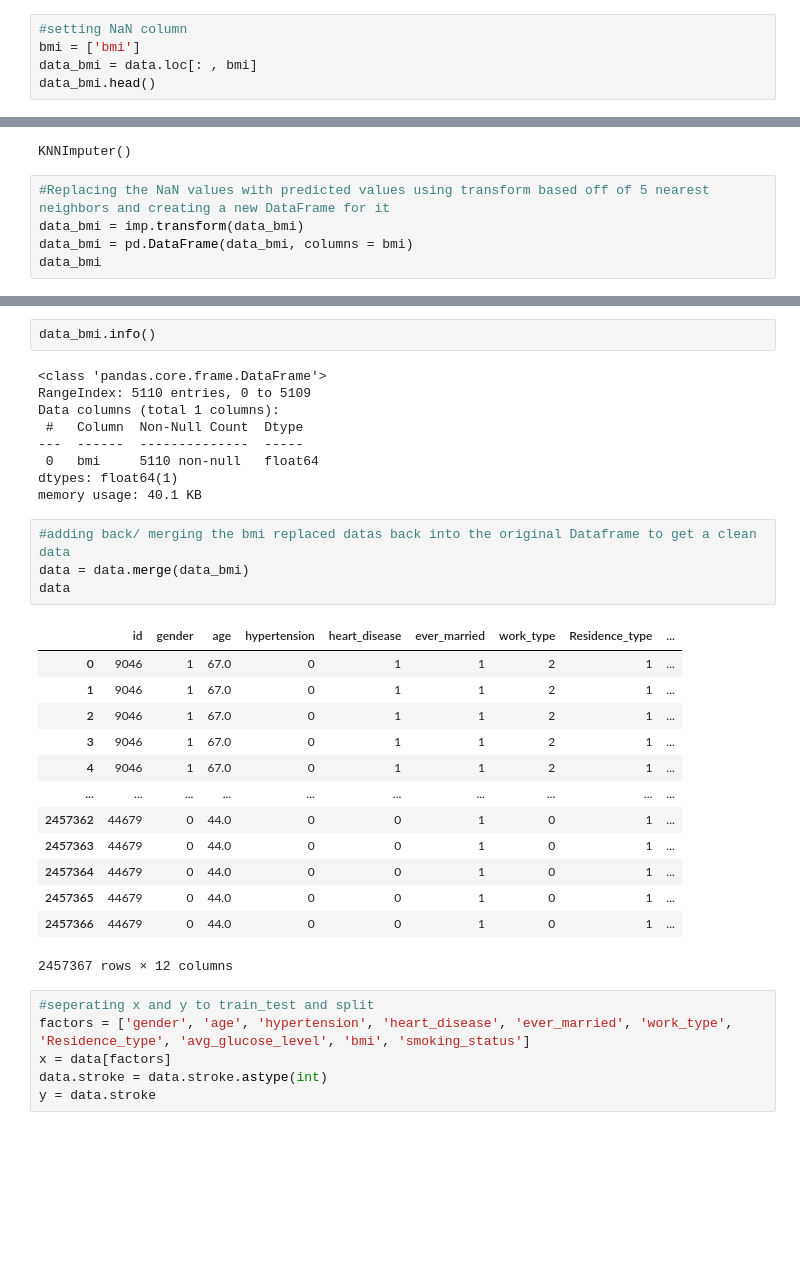
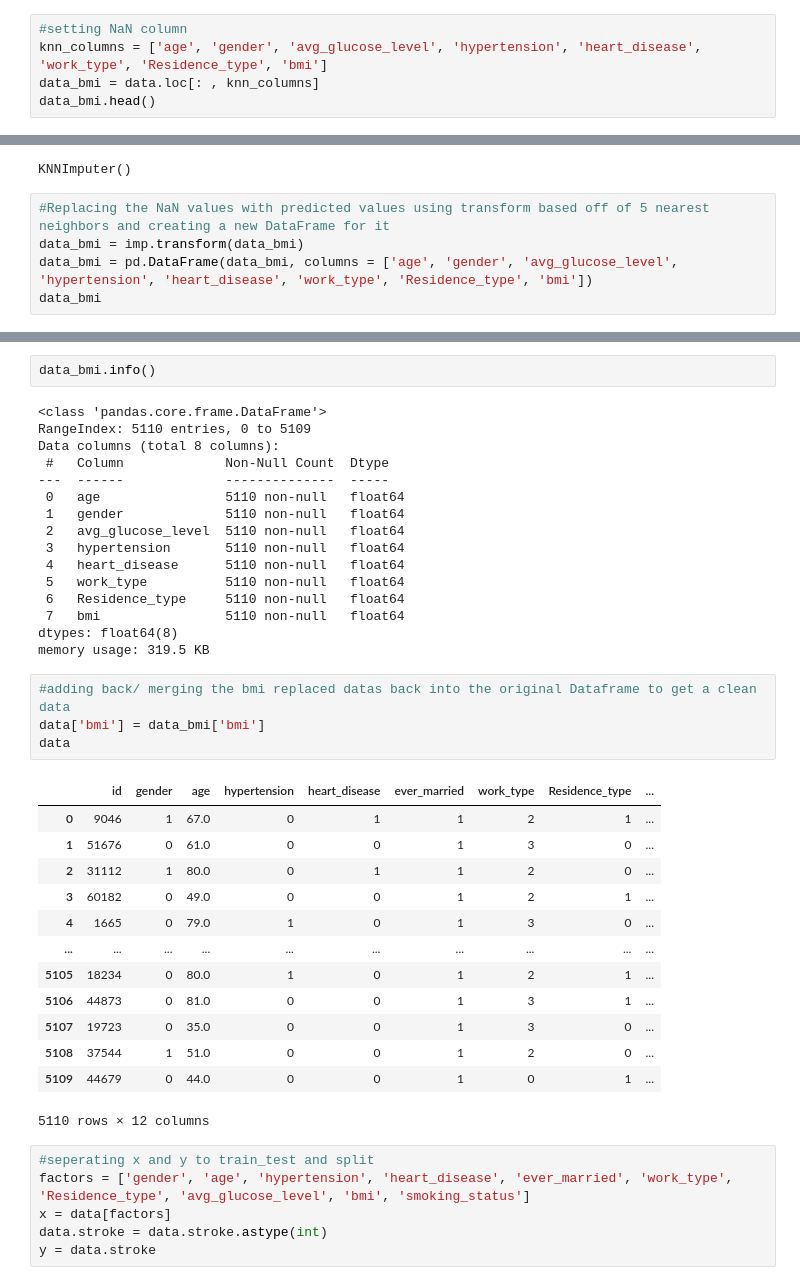
Before and after one commit to semingrai/Stroke-Prediction, a Jupyter notebook: stroke.ipynb, the cells around one changed output, grey strips where cells are left out. Drawn from its saved outputs; the diff is of its cells as text; blank space fills up the shorter version.

```diff
--- a/stroke.ipynb
+++ b/stroke.ipynb
@@ -57,7 +46,7 @@ data['smoking_status'] = le.fit_transform(data['smoking_status'])
 data['work_type'] = le.fit_transform(data['work_type'])
 # %%
 #setting NaN column
-bmi = ['bmi']
-data_bmi = data.loc[: , bmi]
+knn_columns = ['age', 'gender', 'avg_glucose_level', 'hypertension', 'heart_disease', 'work_type', 'Residence_type', 'bmi']
+data_bmi = data.loc[: , knn_columns]
 data_bmi.head()
 # %% [output]
@@ -101,6 +90,6 @@ KNNImputer()
 # %%
 #Replacing the NaN values with predicted values using transform based off of 5 nearest neighbors and creating a new DataFrame for it
 data_bmi = imp.transform(data_bmi)
-data_bmi = pd.DataFrame(data_bmi, columns = bmi)
+data_bmi = pd.DataFrame(data_bmi, columns = ['age', 'gender', 'avg_glucose_level', 'hypertension', 'heart_disease', 'work_type', 'Residence_type', 'bmi'])
 data_bmi
 # %% [output]
@@ -122,30 +111,37 @@ data_bmi.info()
 # %% [output]
 <class 'pandas.core.frame.DataFrame'>
 RangeIndex: 5110 entries, 0 to 5109
-Data columns (total 1 columns):
- #   Column  Non-Null Count  Dtype
----  ------  --------------  -----
- 0   bmi     5110 non-null   float64
-dtypes: float64(1)
-memory usage: 40.1 KB
+Data columns (total 8 columns):
+ #   Column             Non-Null Count  Dtype
+---  ------             --------------  -----
+ 0   age                5110 non-null   float64
+ 1   gender             5110 non-null   float64
+ 2   avg_glucose_level  5110 non-null   float64
+ 3   hypertension       5110 non-null   float64
+ 4   heart_disease      5110 non-null   float64
+ 5   work_type          5110 non-null   float64
+ 6   Residence_type     5110 non-null   float64
+ 7   bmi                5110 non-null   float64
+dtypes: float64(8)
+memory usage: 319.5 KB
 # %%
 #adding back/ merging the bmi replaced datas back into the original Dataframe to get a clean data
-data = data.merge(data_bmi)
+data['bmi'] = data_bmi['bmi']
 data
 # %% [output]
 |  | id | gender | age | hypertension | heart_disease | ever_married | work_type | Residence_type | ... |
 | 0 | 9046 | 1 | 67.0 | 0 | 1 | 1 | 2 | 1 | ... |
-| 1 | 9046 | 1 | 67.0 | 0 | 1 | 1 | 2 | 1 | ... |
-| 2 | 9046 | 1 | 67.0 | 0 | 1 | 1 | 2 | 1 | ... |
-| 3 | 9046 | 1 | 67.0 | 0 | 1 | 1 | 2 | 1 | ... |
-| 4 | 9046 | 1 | 67.0 | 0 | 1 | 1 | 2 | 1 | ... |
+| 1 | 51676 | 0 | 61.0 | 0 | 0 | 1 | 3 | 0 | ... |
+| 2 | 31112 | 1 | 80.0 | 0 | 1 | 1 | 2 | 0 | ... |
+| 3 | 60182 | 0 | 49.0 | 0 | 0 | 1 | 2 | 1 | ... |
+| 4 | 1665 | 0 | 79.0 | 1 | 0 | 1 | 3 | 0 | ... |
 | ... | ... | ... | ... | ... | ... | ... | ... | ... | ... |
-| 2457362 | 44679 | 0 | 44.0 | 0 | 0 | 1 | 0 | 1 | ... |
-| 2457363 | 44679 | 0 | 44.0 | 0 | 0 | 1 | 0 | 1 | ... |
-| 2457364 | 44679 | 0 | 44.0 | 0 | 0 | 1 | 0 | 1 | ... |
-| 2457365 | 44679 | 0 | 44.0 | 0 | 0 | 1 | 0 | 1 | ... |
-| 2457366 | 44679 | 0 | 44.0 | 0 | 0 | 1 | 0 | 1 | ... |
+| 5105 | 18234 | 0 | 80.0 | 1 | 0 | 1 | 2 | 1 | ... |
+| 5106 | 44873 | 0 | 81.0 | 0 | 0 | 1 | 3 | 1 | ... |
+| 5107 | 19723 | 0 | 35.0 | 0 | 0 | 1 | 3 | 0 | ... |
+| 5108 | 37544 | 1 | 51.0 | 0 | 0 | 1 | 2 | 0 | ... |
+| 5109 | 44679 | 0 | 44.0 | 0 | 0 | 1 | 0 | 1 | ... |
-2457367 rows × 12 columns
+5110 rows × 12 columns
 # %%
 #seperating x and y to train_test and split
 factors = ['gender', 'age', 'hypertension', 'heart_disease', 'ever_married', 'work_type', 'Residence_type', 'avg_glucose_level', 'bmi', 'smoking_status']
```
Also changed, not shown: parts of 9 cells of this notebook.
